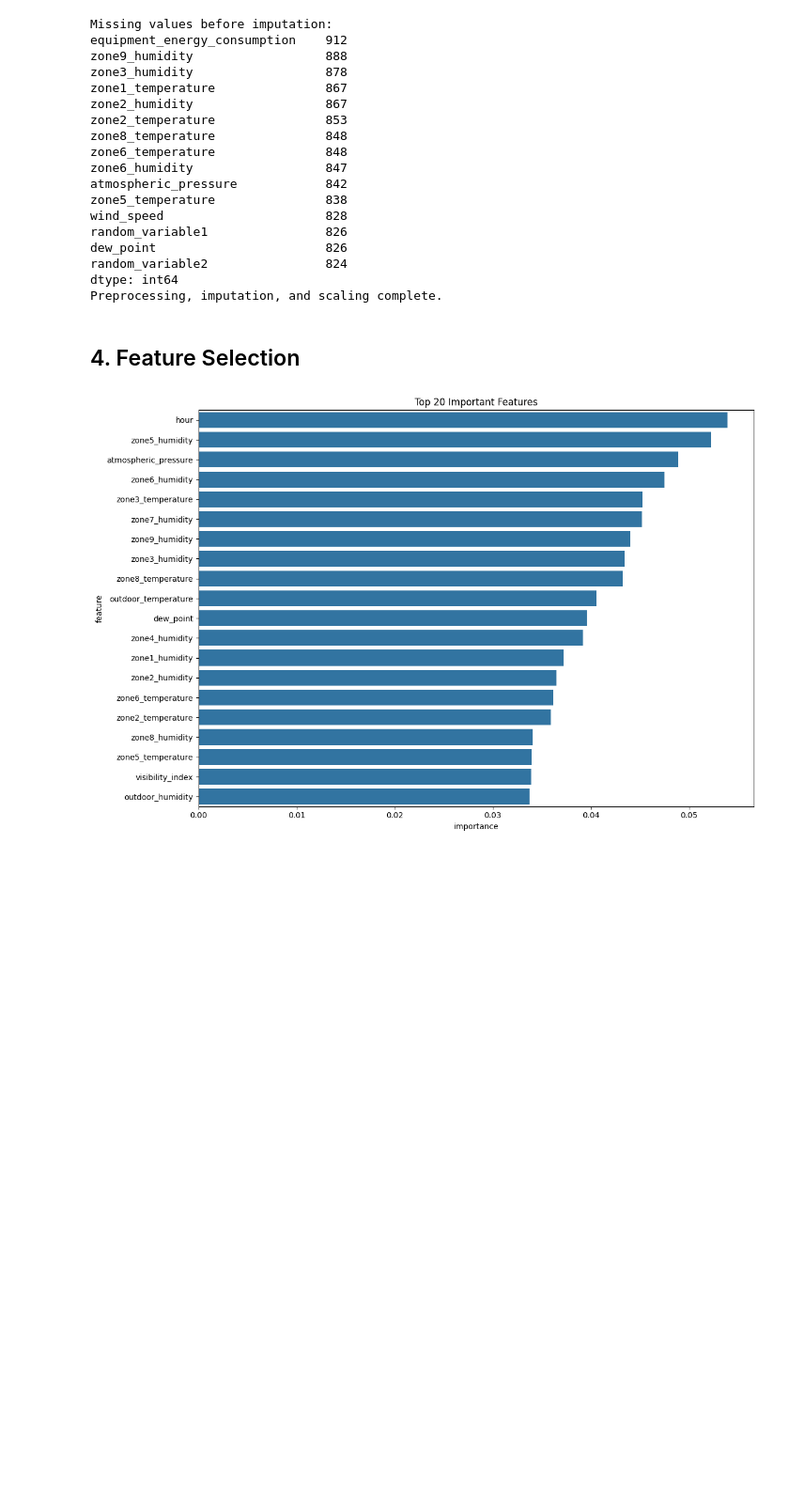
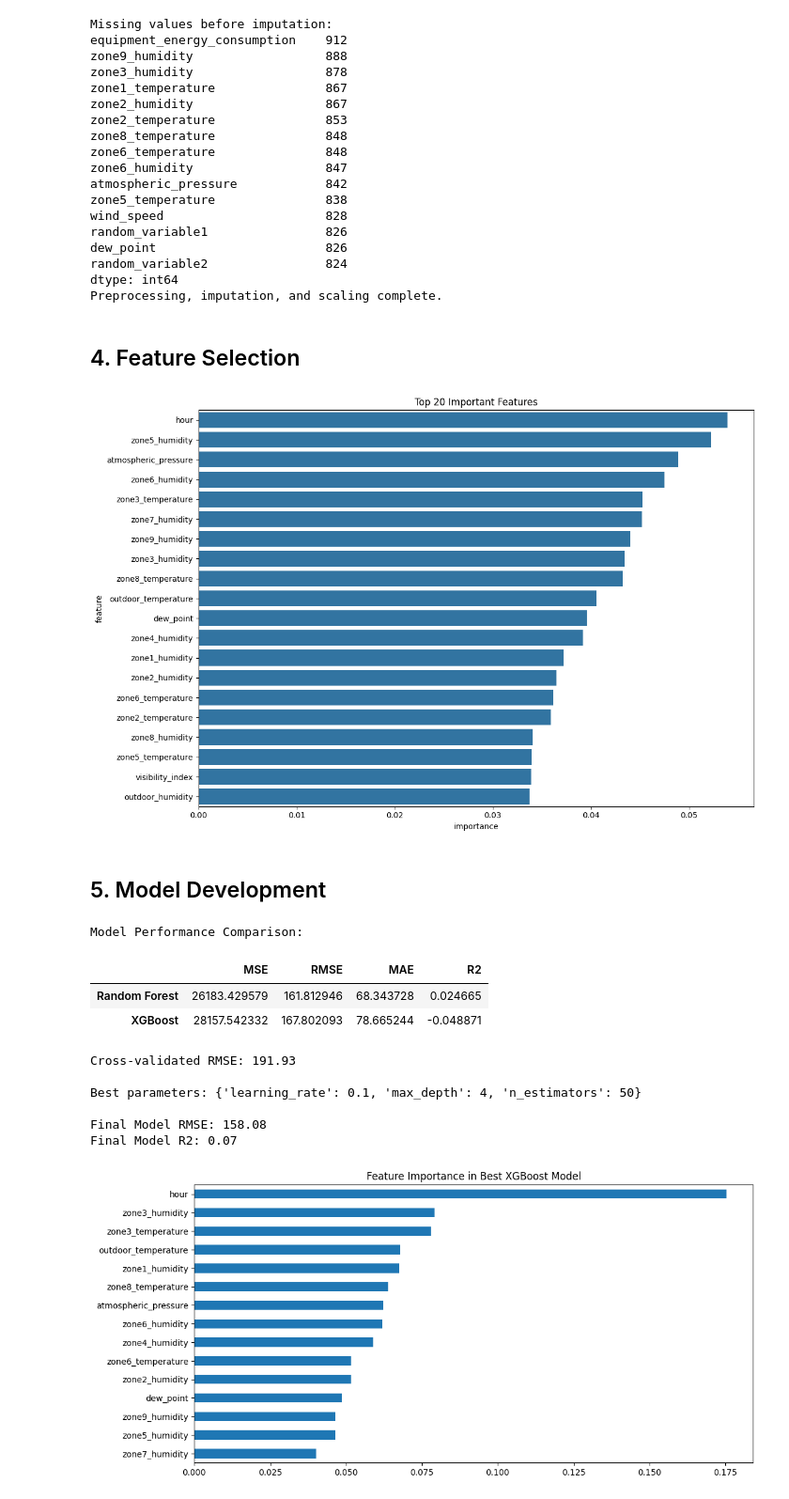
Before and after one commit to abhiramshanmuga/DS-Intern-Assignment--Abhiram-Shanmuga, a Jupyter notebook: data/main.ipynb, the cells around one changed output. Shown: that part at 94% size. Drawn from its saved outputs; the diff is of its cells as text; code cells hidden in the pictures; blank space fills up the shorter version.

Commit message:
Model Development

```diff
--- a/data/main.ipynb
+++ b/data/main.ipynb
@@ -241,3 +241,81 @@ X_train_selected = X_train_scaled[top_features]
 X_test_selected = X_test_scaled[top_features]
 # %% [output]
 [figure]
+# %% [markdown]
+## 5. Model Development
+# %%
+# Define selected models
+models = {
+    'Random Forest': RandomForestRegressor(random_state=42),
+    'XGBoost': XGBRegressor(random_state=42)
+}
+
+# Evaluate models
+results = {}
+for name, model in models.items():
+    model.fit(X_train_selected, y_train)
+    y_pred = model.predict(X_test_selected)
+
+    mse = mean_squared_error(y_test, y_pred)
+    mae = mean_absolute_error(y_test, y_pred)
+    r2 = r2_score(y_test, y_pred)
+
+    results[name] = {
+        'MSE': mse,
+        'RMSE': np.sqrt(mse),
+        'MAE': mae,
+        'R2': r2
+    }
+
+# Display results
+results_df = pd.DataFrame(results).T
+print("\nModel Performance Comparison:")
+display(results_df.sort_values('RMSE'))
+
+# Choose best model (XGBoost for example)
+best_model = XGBRegressor(random_state=42)
+
+# Cross-validation
+cv_scores = cross_val_score(best_model, X_train_selected, y_train,
+                            cv=5, scoring='neg_mean_squared_error')
+print(f"\nCross-validated RMSE: {np.mean(np.sqrt(-cv_scores)):.2f}")
+
+# Hyperparameter tuning for XGBoost
+param_grid = {
+    'n_estimators': [50, 100, 200],
+    'learning_rate': [0.01, 0.1, 0.2],
+    'max_depth': [3, 4, 5]
+}
+
+grid_search = GridSearchCV(best_model, param_grid, cv=3,
+                           scoring='neg_mean_squared_error', n_jobs=-1)
+grid_search.fit(X_train_selected, y_train)
+
+print("\nBest parameters:", grid_search.best_params_)
+best_model = grid_search.best_estimator_
+
+# Final evaluation
+y_pred = best_model.predict(X_test_selected)
+final_rmse = np.sqrt(mean_squared_error(y_test, y_pred))
+final_r2 = r2_score(y_test, y_pred)
+
+print(f"\nFinal Model RMSE: {final_rmse:.2f}")
+print(f"Final Model R2: {final_r2:.2f}")
+
+# Plot feature importance
+plt.figure(figsize=(12, 6))
+pd.Series(best_model.feature_importances_, index=top_features).sort_values().plot(kind='barh')
+plt.title('Feature Importance in Best XGBoost Model')
+plt.show()
+# %% [output]
+Model Performance Comparison:
+|  | MSE | RMSE | MAE | R2 |
+| Random Forest | 26183.429579 | 161.812946 | 68.343728 | 0.024665 |
+| XGBoost | 28157.542332 | 167.802093 | 78.665244 | -0.048871 |
+Cross-validated RMSE: 191.93
+
+Best parameters: {'learning_rate': 0.1, 'max_depth': 4, 'n_estimators': 50}
+
+Final Model RMSE: 158.08
+Final Model R2: 0.07
+[figure, added]
```
